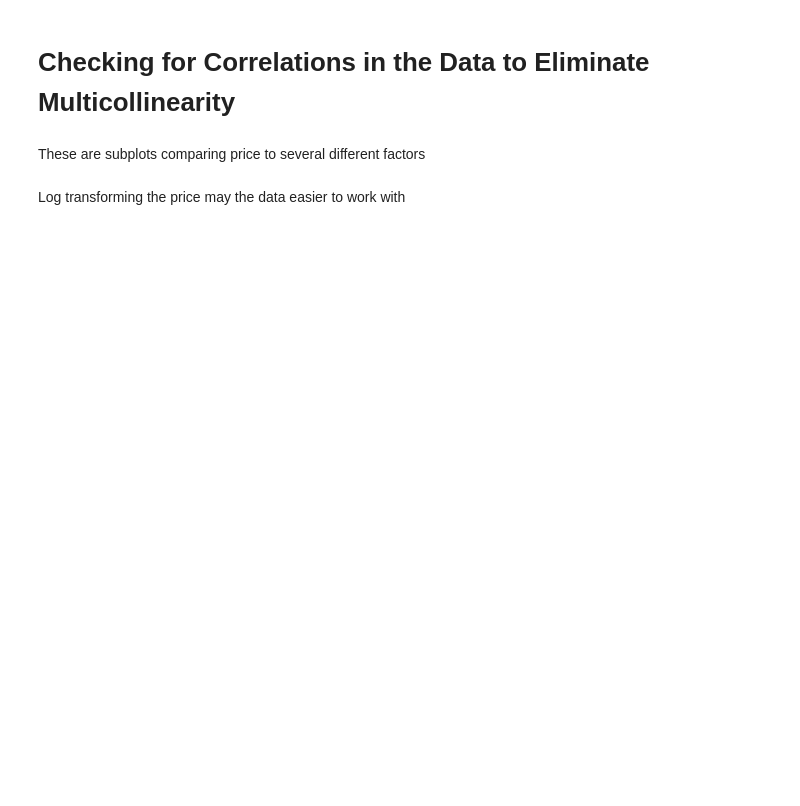
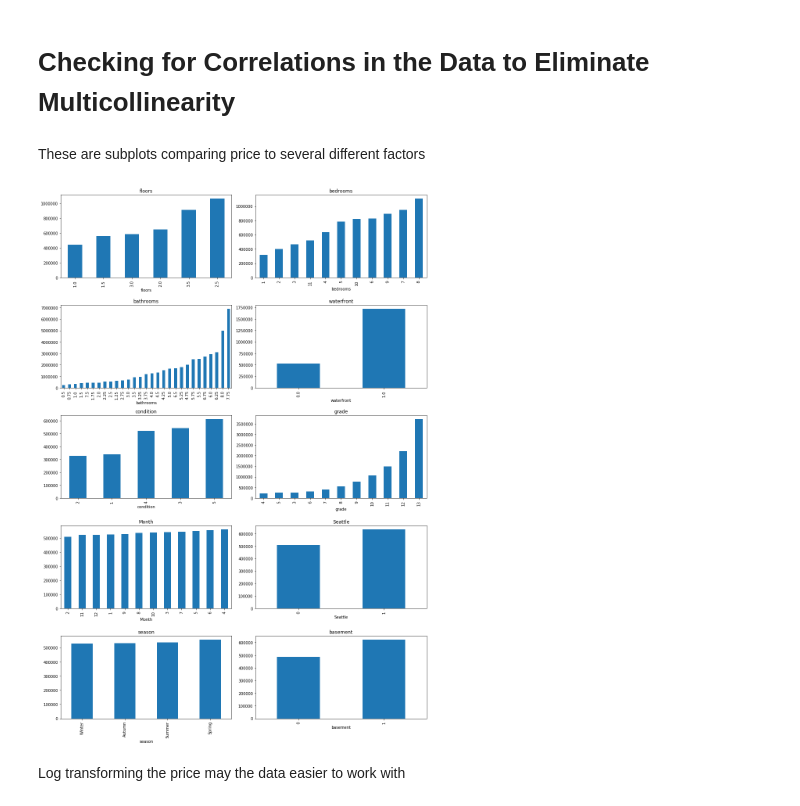
Before and after one commit to aradaha/dsc-mod-2-project-v2-1-onl01-dtsc-ft-030220, a Jupyter notebook: student.ipynb, the cells around one changed output. Cells and saved outputs as stored; diff of their text form; code cells hidden in the pictures; blank space fills up the shorter version.

```diff
--- a/student.ipynb
+++ b/student.ipynb
@@ -282,15 +212,17 @@ memory usage: 5.0+ MB
 # %% [markdown]
 These are subplots comparing price to several different factors
 # %%
-variables = ['floors', 'bedrooms', 'bathrooms', 'condition', 'grade', 'Month']
-fig, axes = plt.subplots(nrows=3, ncols=2, figsize=(14,20))
+variables = ['floors', 'bedrooms', 'bathrooms','waterfront','condition','grade','Month','Seattle','season','basement']
+fig, axes = plt.subplots(nrows=5, ncols=2, figsize=(14,20))
 
 for column, ax in zip(variables, axes.flatten()):
     (df.groupby(column).mean()['price'].sort_values().plot.bar(ax=ax))
 
     ax.set_title(column)
 
 fig.tight_layout()
+# %% [output]
+[figure, added]
 # %% [markdown]
 Log transforming the price may the data easier to work with
 # %%
```
Also changed, not shown: parts of 45 cells of this notebook.
